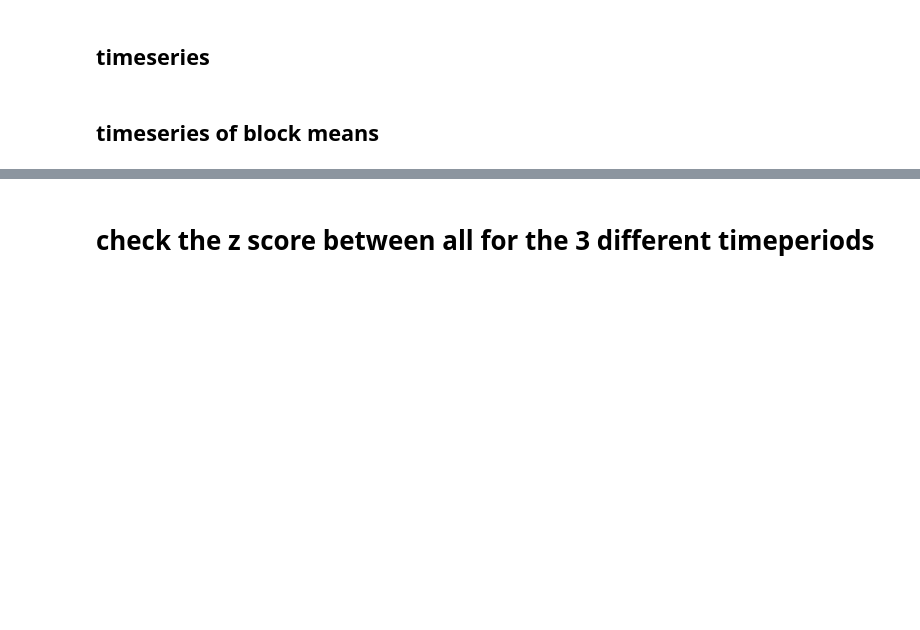
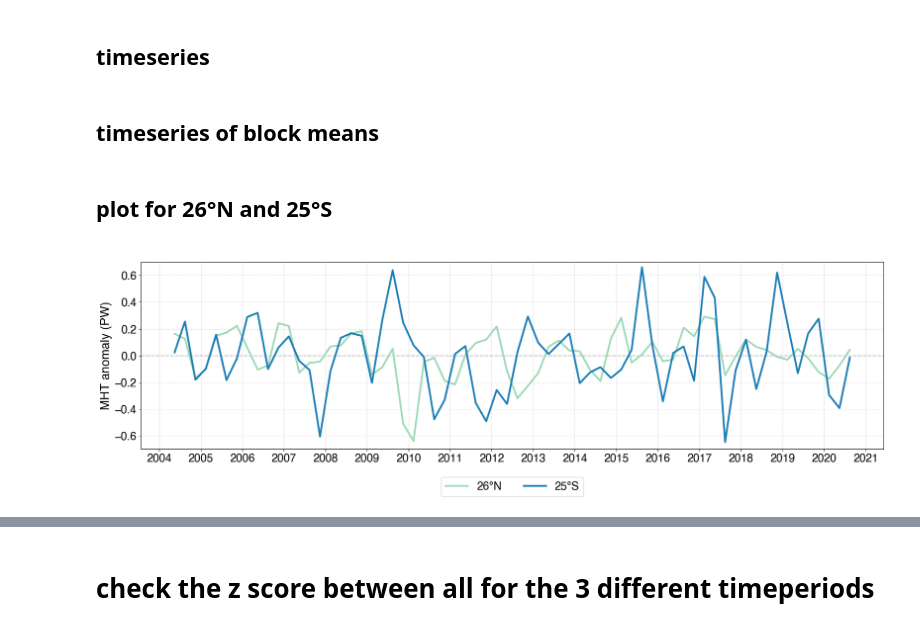
Before and after one commit to lea-dietz/masterthesis, a Jupyter notebook: coding/mht.ipynb, the cells around one changed output, grey strips where cells are left out. Drawn from its saved outputs; the diff is of its cells as text; code cells hidden in the pictures; blank space fills up the shorter version.

```diff
--- a/coding/mht.ipynb
+++ b/coding/mht.ipynb
@@ -563,3 +563,35 @@ for period_name, (t0, t1) in periods.items():
     #     ylim=(-0.55, 0.55)
     # )
     # plt.show()
+# %% [markdown]
+## plot for 26°N and 25°S
+# %%
+cmap_cropped_lats = crop_cmap(cb.sequential.GnBu_9, lo=0.4, hi=0.8)
+
+# for period_name, (t0, t1) in periods.items():
+#     period_data = data_used.sel(time=slice(t0, t1))
+
+idx_26 = [np.where((lats == 26))[0][0]]
+period_26N = data_used.isel(lat=idx_26)
+
+idx_25S = [np.where((lats == -25))[0][0]]
+period_25S = data_used.isel(lat=idx_25S)
+fig, ax = plot_timeseries(
+data={"26°N" : period_26N,
+      "25°S": period_25S},
+lats=[0],
+all_lats=[0],
+labels=["26°N", "25°S"],
+title="",
+cmap=cmap_cropped_lats,
+label=f"",
+savefig=True,
+savelabel=f"MHT_26N25S_total",
+grid=True,
+linestyles={"26°N" : "-",
+      "25°S": "-"},
+ylim=(-0.7, 0.7)
+)
+    # plt.show()
+# %% [output]
+[figure, added]
```
Also changed, not shown: parts of 5 cells of this notebook, 27 other files.
